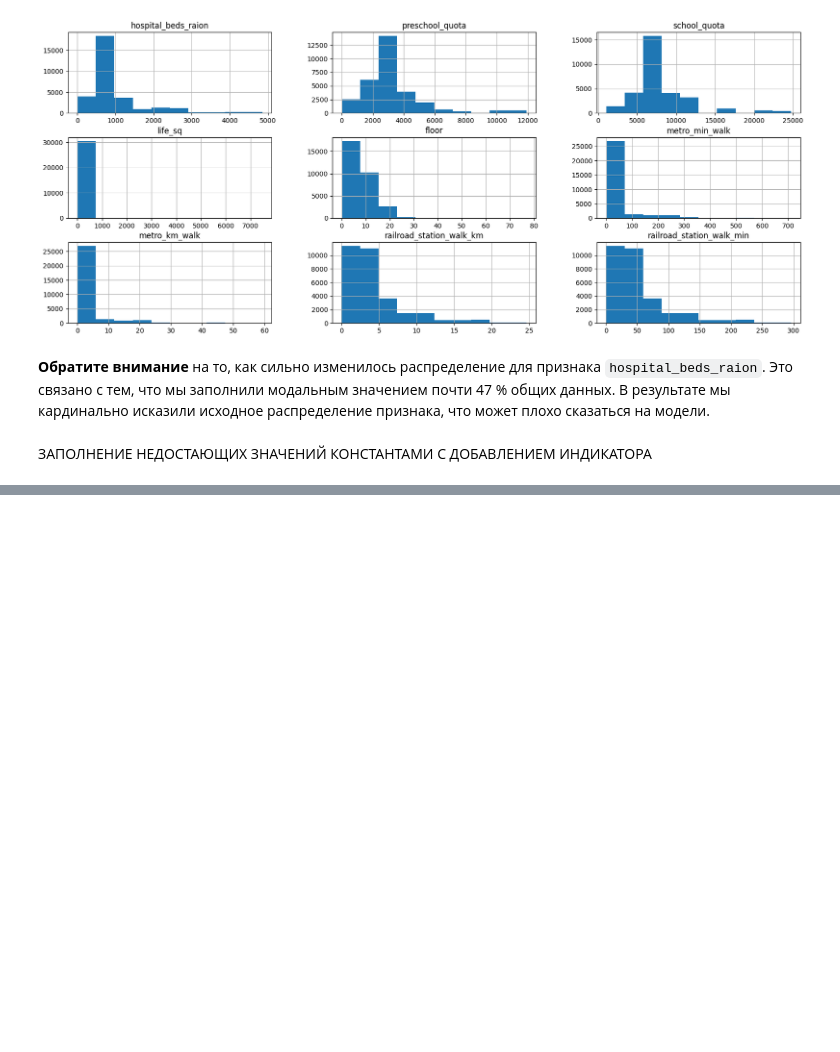
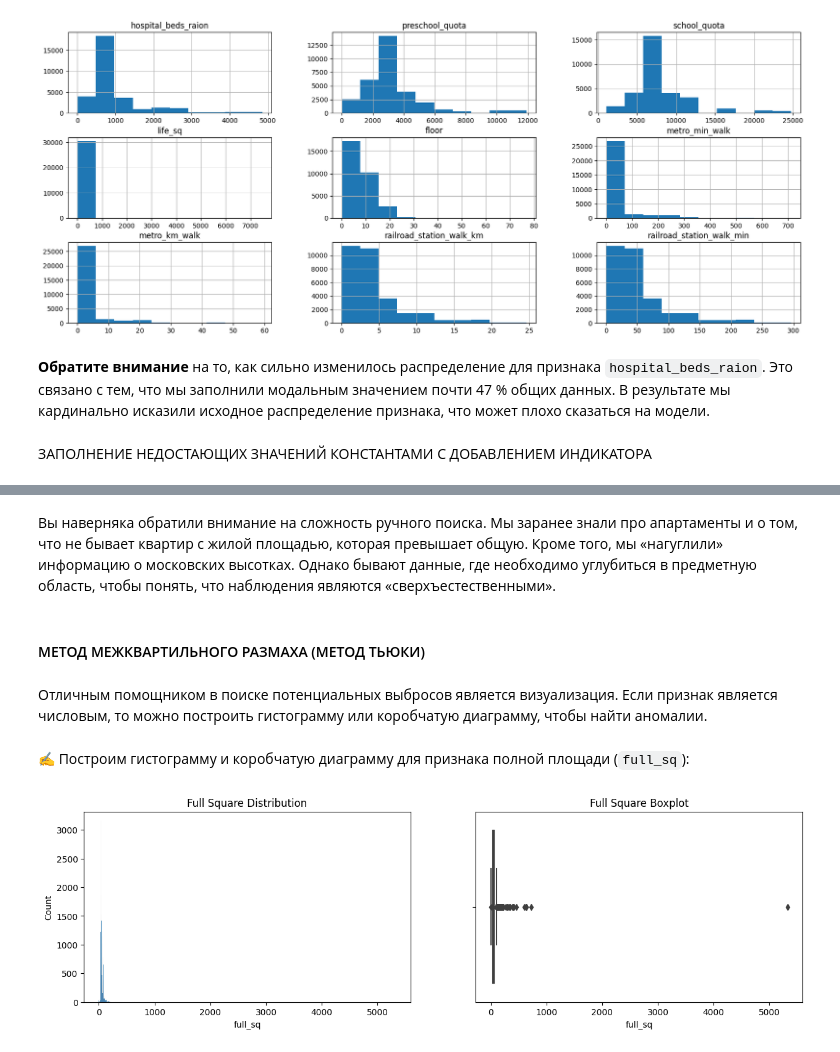
Before and after one commit to Thederis/st_ds, a Jupyter notebook: learning/Data_preparation/teory_data_preparation.ipynb, the cells around one changed output, grey strips where cells are left out. Drawn from its saved outputs; the diff is of its cells as text; code cells hidden in the pictures; blank space fills up the shorter version.

```diff
--- a/learning/Data_preparation/teory_data_preparation.ipynb
+++ b/learning/Data_preparation/teory_data_preparation.ipynb
@@ -308,0 +465,16 @@ fill_data[cols].hist(figsize=(20, 8));
+# %% [markdown]
+Вы наверняка обратили внимание на сложность ручного поиска. Мы заранее знали про апартаменты и о том, что не бывает квартир с жилой площадью, которая превышает общую. Кроме того, мы «нагуглили» информацию о московских высотках. Однако бывают данные, где необходимо углубиться в предметную область, чтобы понять, что наблюдения являются «сверхъестественными».
+# %% [markdown]
+#### МЕТОД МЕЖКВАРТИЛЬНОГО РАЗМАХА (МЕТОД ТЬЮКИ)
+# %% [markdown]
+Отличным помощником в поиске потенциальных выбросов является визуализация. Если признак является числовым, то можно построить гистограмму или коробчатую диаграмму, чтобы найти аномалии.
+# %% [markdown]
+✍️ Построим гистограмму и коробчатую диаграмму для признака полной площади (`full_sq`):
+# %%
+fig, axes = plt.subplots(nrows=1, ncols=2, figsize=(15, 4))
+histplot = sns.histplot(data=sber_data, x='full_sq', ax=axes[0]);
+histplot.set_title('Full Square Distribution');
+boxplot = sns.boxplot(data=sber_data, x='full_sq', ax=axes[1]);
+boxplot.set_title('Full Square Boxplot');
+# %% [output]
+[figure, added]
```
Also changed, not shown: parts of 147 cells of this notebook, 3 other files.
